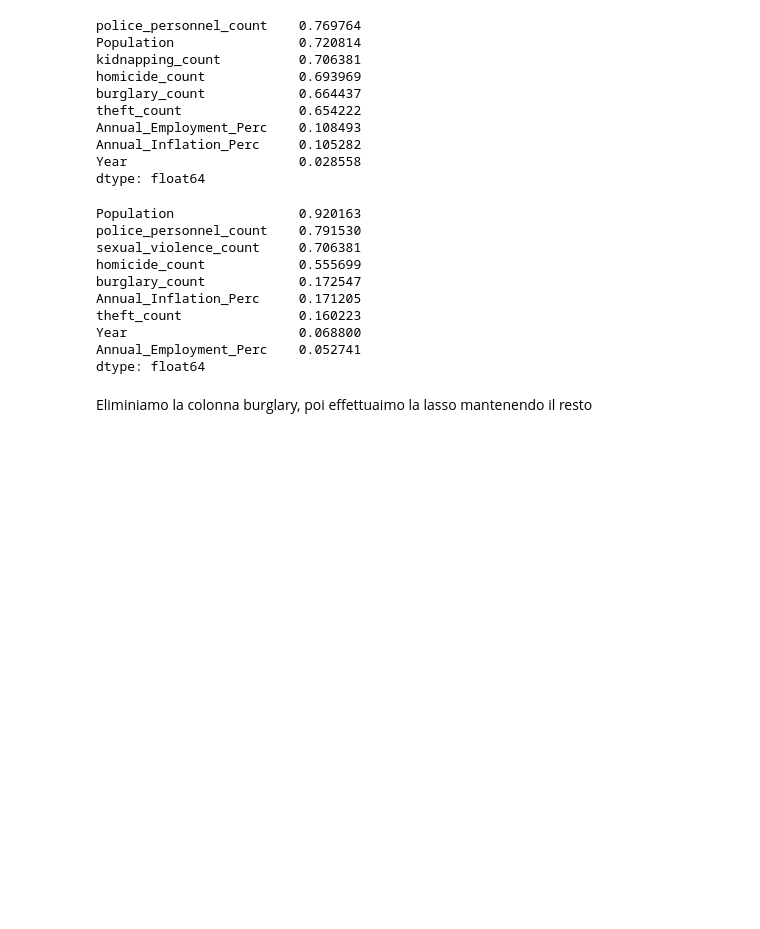
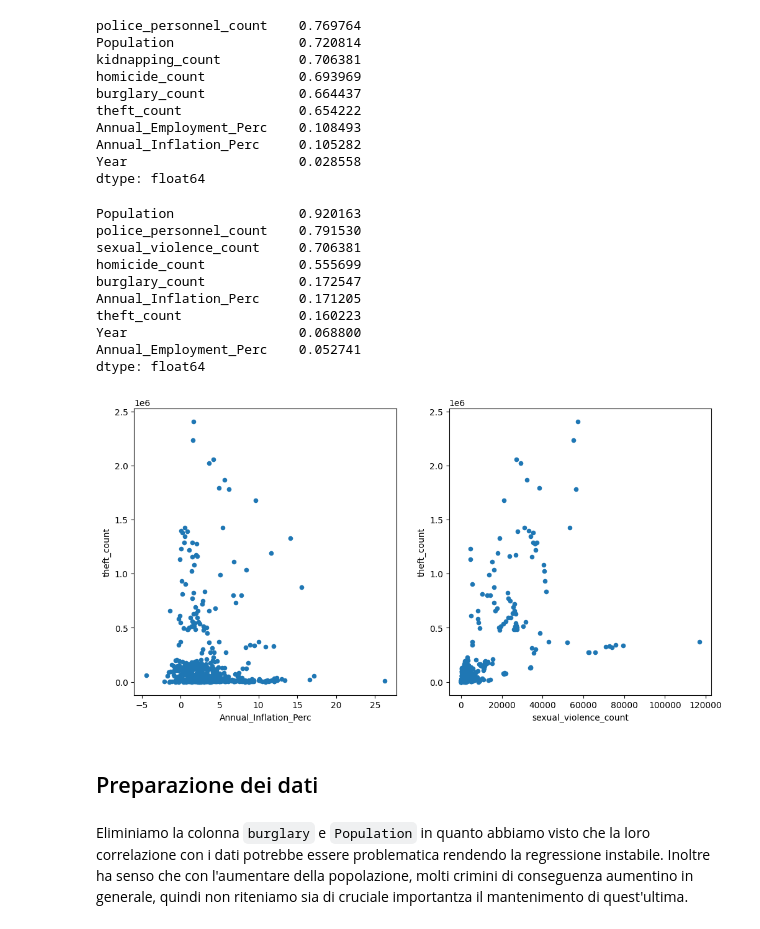
Before and after one commit to lozziopadredeivizzi/CrimeRatePredictor, a Jupyter notebook: crime_rate_prediction.ipynb, the cells around one changed output. Saved outputs shown, nothing was run; the diff lists cells and outputs as text; code cells hidden in the pictures; blank space fills up the shorter version.

```diff
--- a/crime_rate_prediction.ipynb
+++ b/crime_rate_prediction.ipynb
@@ -1463,5 +1463,17 @@ theft_count               0.160223
 Year                      0.068800
 Annual_Employment_Perc    0.052741
 dtype: float64
-# %% [markdown]
-Eliminiamo la colonna burglary, poi effettuaimo la lasso mantenendo il resto
+# %%
+fig = plt.figure(figsize=(12, 6))
+
+ax1 = fig.add_subplot(121)
+data.sample(500, random_state=42).plot.scatter("Annual_Inflation_Perc", "theft_count", ax=ax1)
+
+ax2 = fig.add_subplot(122)
+data.sample(500, random_state=42).plot.scatter("sexual_violence_count", "theft_count", ax=ax2)
+
+plt.show()
+# %% [output]
+[figure, added]
+# %% [markdown]
+## Preparazione dei dati
@@ -1467,0 +1486,2 @@ Eliminiamo la colonna burglary, poi effettuaimo la lasso mantenendo il resto
+# %% [markdown]
+Eliminiamo la colonna `burglary` e `Population` in quanto abbiamo visto che la loro correlazione con i dati potrebbe essere problematica rendendo la regressione instabile. Inoltre ha senso che con l'aumentare della popolazione, molti crimini di conseguenza aumentino in generale, quindi non riteniamo sia di cruciale importantza il mantenimento di quest'ultima.
```
Also changed, not shown: parts of 20 cells of this notebook.
